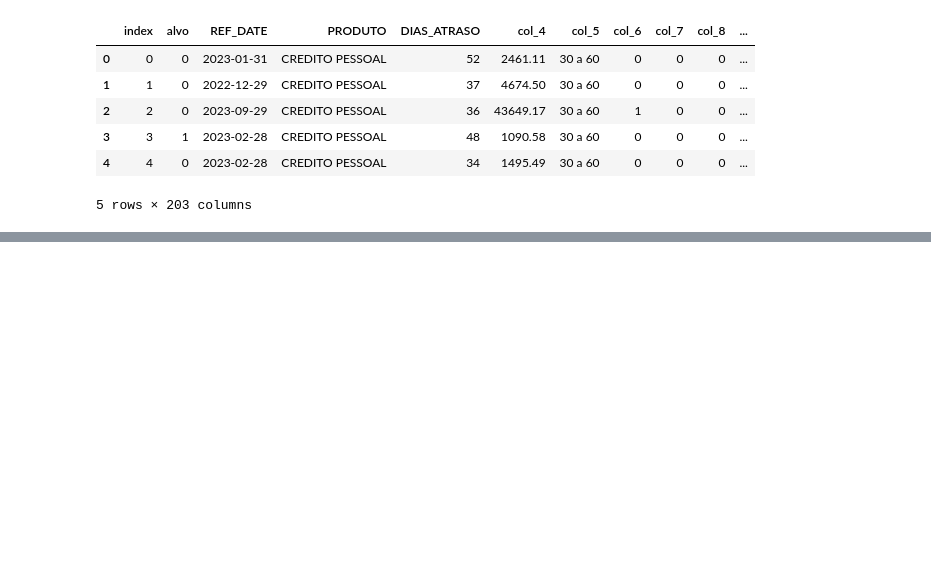
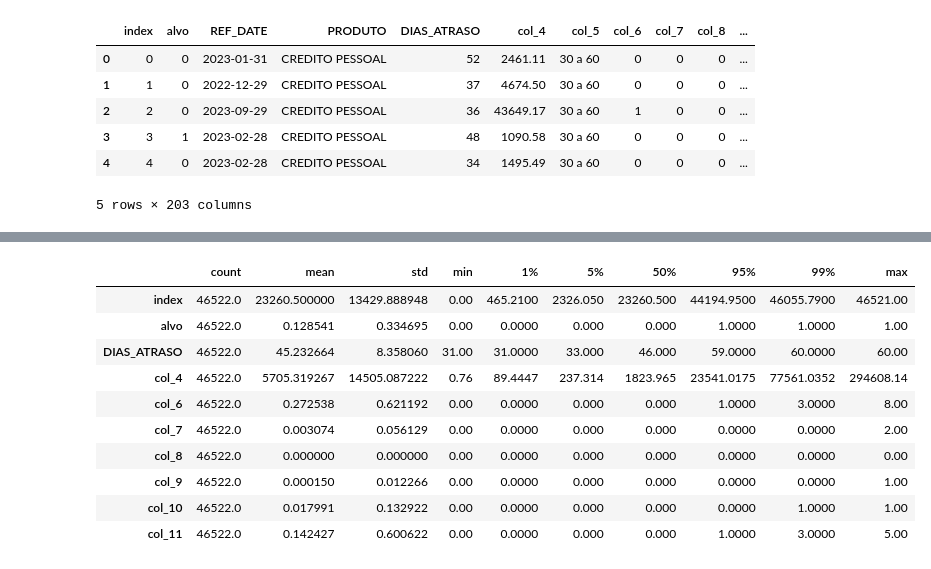
Before and after one commit to GGrinspun/desafio-analise-de-credito, a Jupyter notebook: notebooks/03_proj2_eda_and_preprocessing.ipynb, the cells around one changed output, grey strips where cells are left out. Drawn from its saved outputs; the diff is of its cells as text; code cells hidden in the pictures; blank space fills up the shorter version.

```diff
--- a/notebooks/03_proj2_eda_and_preprocessing.ipynb
+++ b/notebooks/03_proj2_eda_and_preprocessing.ipynb
@@ -43,0 +84,8 @@ Shape: (46522, 203)
+# %%
+num_cols = df_base.select_dtypes(include="number").columns.tolist()
+cat_cols = df_base.select_dtypes(include=["object", "category"]).columns.tolist()
+
+print("Numéricas:", len(num_cols))
+print("Categóricas:", len(cat_cols))
+
+cat_cols[:10]
@@ -43,0 +147,14 @@ Shape: (46522, 203)
+# %%
+df_base[num_cols].describe(percentiles=[.01, .05, .95, .99]).T.head(10)
+# %% [output]
+|  | count | mean | std | min | 1% | 5% | 50% | 95% | 99% | max |
+| index | 46522.0 | 23260.500000 | 13429.888948 | 0.00 | 465.2100 | 2326.050 | 23260.500 | 44194.9500 | 46055.7900 | 46521.00 |
+| alvo | 46522.0 | 0.128541 | 0.334695 | 0.00 | 0.0000 | 0.000 | 0.000 | 1.0000 | 1.0000 | 1.00 |
+| DIAS_ATRASO | 46522.0 | 45.232664 | 8.358060 | 31.00 | 31.0000 | 33.000 | 46.000 | 59.0000 | 60.0000 | 60.00 |
+| col_4 | 46522.0 | 5705.319267 | 14505.087222 | 0.76 | 89.4447 | 237.314 | 1823.965 | 23541.0175 | 77561.0352 | 294608.14 |
+| col_6 | 46522.0 | 0.272538 | 0.621192 | 0.00 | 0.0000 | 0.000 | 0.000 | 1.0000 | 3.0000 | 8.00 |
+| col_7 | 46522.0 | 0.003074 | 0.056129 | 0.00 | 0.0000 | 0.000 | 0.000 | 0.0000 | 0.0000 | 2.00 |
+| col_8 | 46522.0 | 0.000000 | 0.000000 | 0.00 | 0.0000 | 0.000 | 0.000 | 0.0000 | 0.0000 | 0.00 |
+| col_9 | 46522.0 | 0.000150 | 0.012266 | 0.00 | 0.0000 | 0.000 | 0.000 | 0.0000 | 0.0000 | 1.00 |
+| col_10 | 46522.0 | 0.017991 | 0.132922 | 0.00 | 0.0000 | 0.000 | 0.000 | 0.0000 | 1.0000 | 1.00 |
+| col_11 | 46522.0 | 0.142427 | 0.600622 | 0.00 | 0.0000 | 0.000 | 0.000 | 1.0000 | 3.0000 | 5.00 |
```
Also changed, not shown: parts of 49 cells of this notebook.
